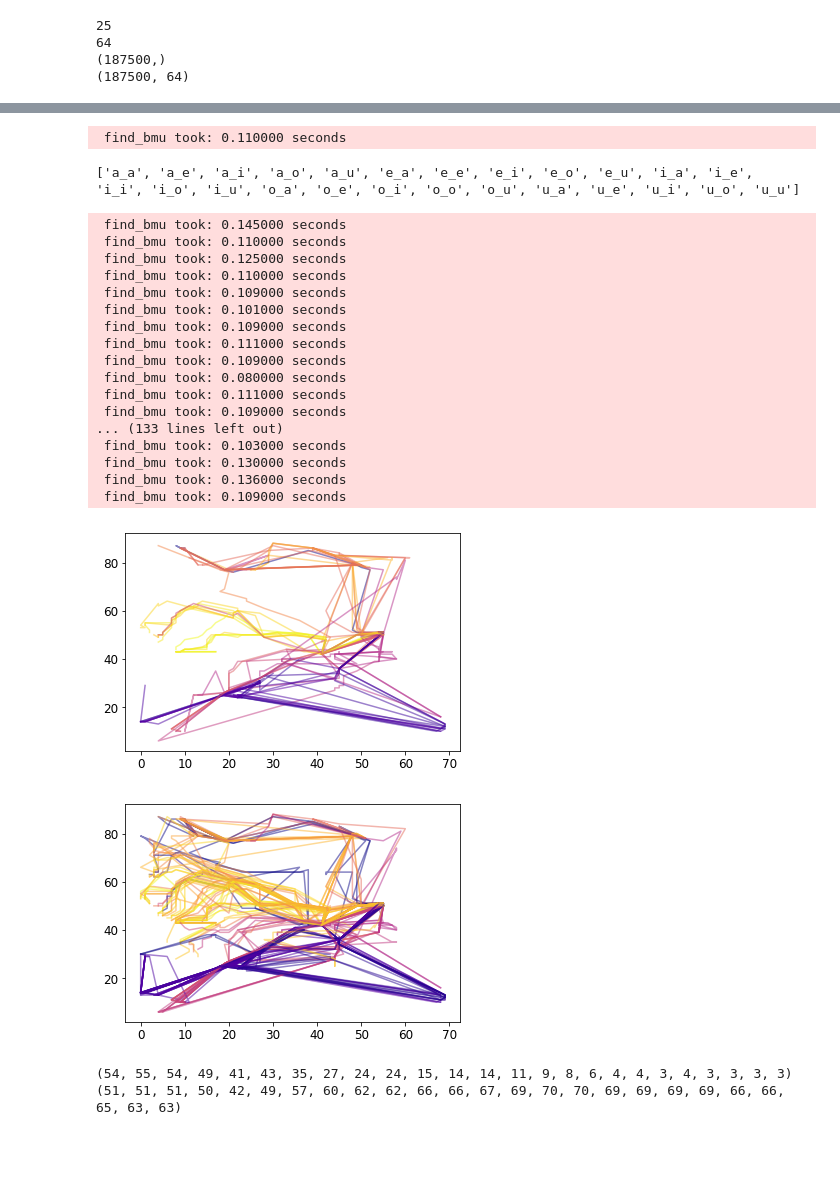
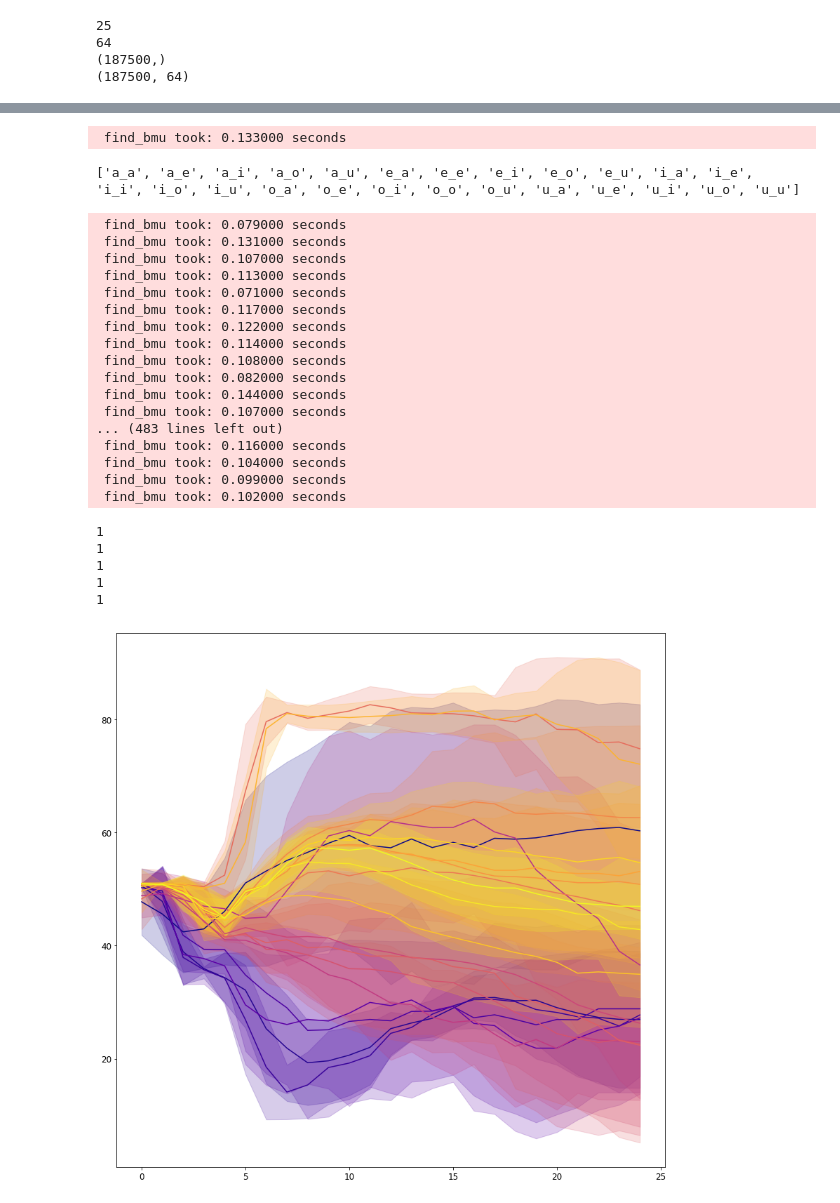
Before and after one commit to qdenisq/SpeechAcquisitionModel, a Jupyter notebook: src/som/som.ipynb, the cells around one changed output, grey strips where cells are left out. Drawn from its saved outputs; the diff is of its cells as text; code cells hidden in the pictures; blank space fills up the shorter version.

```diff
--- a/src/som/som.ipynb
+++ b/src/som/som.ipynb
@@ -177,59 +177,73 @@ a=hits.show(sm)
 # %%
 import matplotlib.pyplot as plt
 import random
+from collections import defaultdict
 
 labels_unique = list(np.unique(labels))
 print(labels_unique)
 cmap = plt.get_cmap('plasma')
 colors = [cmap(i) for i in np.linspace(0, 1, len(labels_unique))]
 
+d = defaultdict(list)
 
-
-plt.figure()
-for j in np.random.randint(0, 6000, 150):
+plt.figure(figsize=(14,14))
+for j in np.random.randint(0, 6000, 500):
 #     print(j)
+#     d[labels[j*25]
     sample = np.array(joined_data.iloc[j*25 :(j+1)*25].values)
     prj = sm.find_bmu(sample)
 #     print(prj[0])
-    prj_1 = sm.project_data(sample)
+#     prj_1 = sm.project_data(sample)
 #     print(prj_1)
 #     bmus_xy = sm.bmu_ind_to_xy(prj_1)
 
     bmus_xy = sm.bmu_ind_to_xy(prj[0])
+    d[labels[j*25]].append(bmus_xy)
 
     # [sm.bmu_ind_to_xy(p) for p in prj[0].reshape(-1,1)]
 #     print(bmus_xy)
+for l in labels_unique:
+    if len(d[l]) == 0:
+        print(1)
+        continue
+    xy = np.array(d[l])
+    xy_mean = xy.mean(axis=0)
+    xy_std = xy.std(axis=0)
+    t = np.arange(0, 25, 1)
+    plt.plot(t, xy_mean[:, 1], label=l, color=colors[labels_unique.index(l)])
+    plt.fill_between(t, xy_mean[:, 1]-xy_std[:,1],  xy_mean[:, 1]+xy_std[:, 1], color=colors[labels_unique.index(l)], alpha=0.2)
+# x, y, ind = zip(*bmus_xy)
+# plt.plot(x, y, label=labels[j*25], color=colors[labels_unique.index(labels[j*25])], alpha=0.5 )
 
-    x, y, ind = zip(*bmus_xy)
-    plt.plot(x, y, label=labels[j*25], color=colors[labels_unique.index(labels[j*25])], alpha=0.5 )
-
-# plt.legend()
+# # plt.legend()
 plt.show()
 
 
-print(x)
-print(y)
+# print(x)
+# print(y)
 # %% [output]
- find_bmu took: 0.110000 seconds
+ find_bmu took: 0.133000 seconds
 ['a_a', 'a_e', 'a_i', 'a_o', 'a_u', 'e_a', 'e_e', 'e_i', 'e_o', 'e_u', 'i_a', 'i_e', 'i_i', 'i_o', 'i_u', 'o_a', 'o_e', 'o_i', 'o_o', 'o_u', 'u_a', 'u_e', 'u_i', 'u_o', 'u_u']
- find_bmu took: 0.145000 seconds
- find_bmu took: 0.110000 seconds
- find_bmu took: 0.125000 seconds
- find_bmu took: 0.110000 seconds
- find_bmu took: 0.109000 seconds
- find_bmu took: 0.101000 seconds
- find_bmu took: 0.109000 seconds
- find_bmu took: 0.111000 seconds
- find_bmu took: 0.109000 seconds
- find_bmu took: 0.080000 seconds
- find_bmu took: 0.111000 seconds
- find_bmu took: 0.109000 seconds
-... (133 lines left out)
- find_bmu took: 0.103000 seconds
- find_bmu took: 0.130000 seconds
- find_bmu took: 0.136000 seconds
- find_bmu took: 0.109000 seconds
+ find_bmu took: 0.079000 seconds
+ find_bmu took: 0.131000 seconds
+ find_bmu took: 0.107000 seconds
+ find_bmu took: 0.113000 seconds
+ find_bmu took: 0.071000 seconds
+ find_bmu took: 0.117000 seconds
+ find_bmu took: 0.122000 seconds
+ find_bmu took: 0.114000 seconds
+ find_bmu took: 0.108000 seconds
+ find_bmu took: 0.082000 seconds
+ find_bmu took: 0.144000 seconds
+ find_bmu took: 0.107000 seconds
+... (483 lines left out)
+ find_bmu took: 0.116000 seconds
+ find_bmu took: 0.104000 seconds
+ find_bmu took: 0.099000 seconds
+ find_bmu took: 0.102000 seconds
+1
+1
+1
+1
+1
-[figure, old version]
+[figure, new version]
-[figure, removed]
-(54, 55, 54, 49, 41, 43, 35, 27, 24, 24, 15, 14, 14, 11, 9, 8, 6, 4, 4, 3, 4, 3, 3, 3, 3)
-(51, 51, 51, 50, 42, 49, 57, 60, 62, 62, 66, 66, 67, 69, 70, 70, 69, 69, 69, 69, 66, 66, 65, 63, 63)
```
Also changed, not shown: parts of 6 cells of this notebook, 3 other files.
